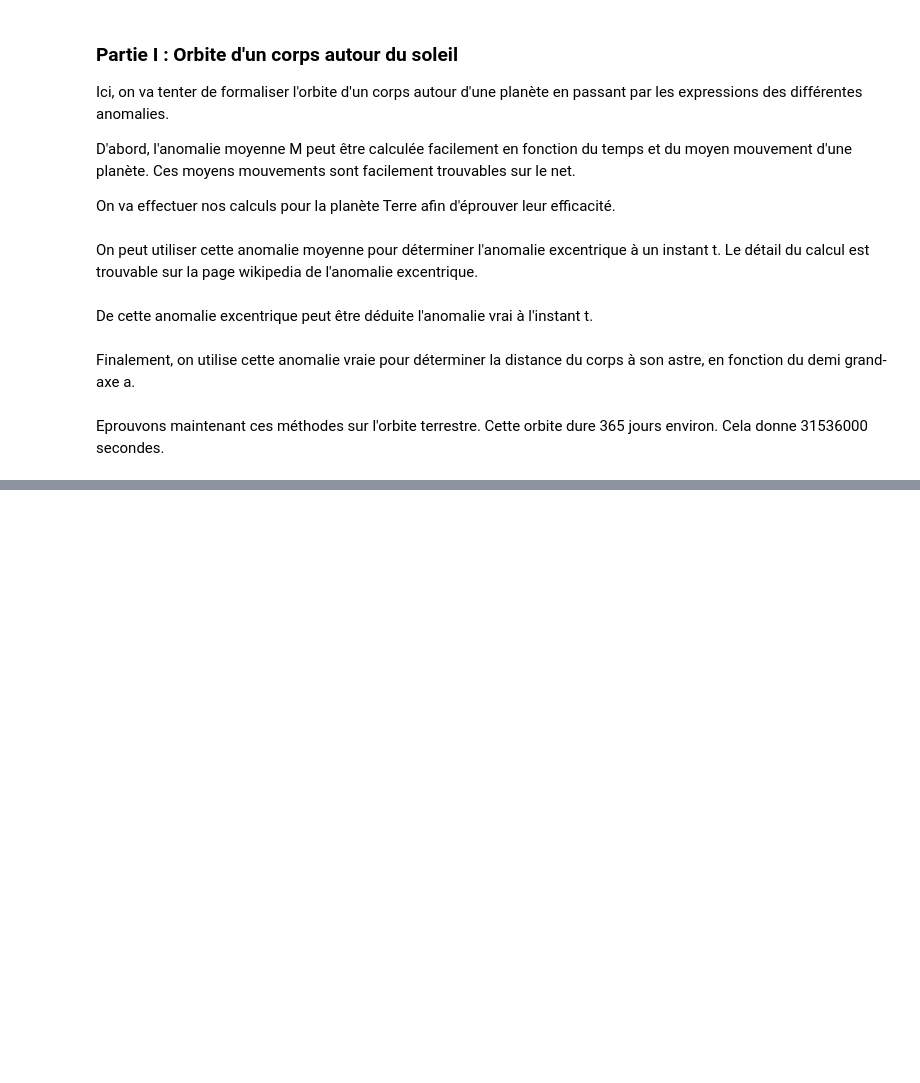
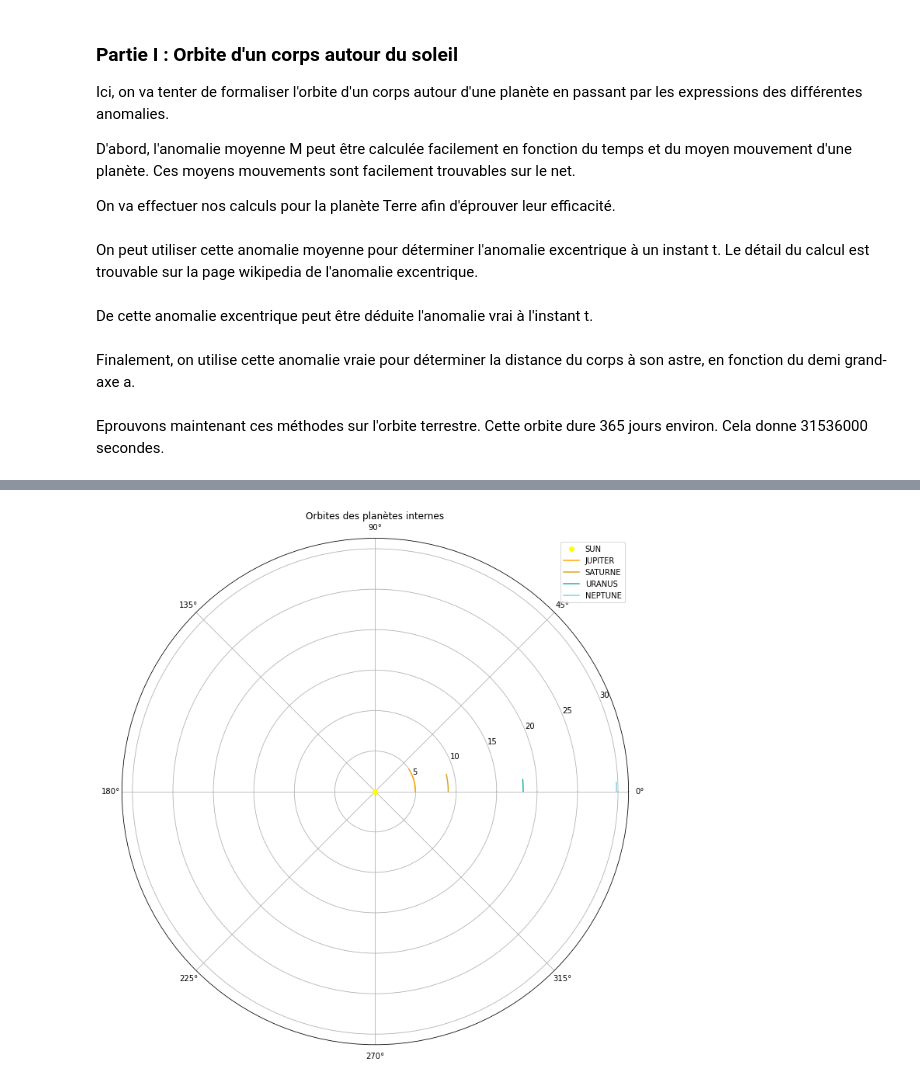
Before and after one commit to ZircZag/planetarium, a Jupyter notebook: Planetarium.ipynb, the cells around one changed output, grey strips where cells are left out. Saved outputs shown, nothing was run; the diff lists cells and outputs as text; code cells hidden in the pictures; blank space fills up the shorter version.

```diff
--- a/Planetarium.ipynb
+++ b/Planetarium.ipynb
@@ -60,0 +113,22 @@ ax.plot(Vl,Rl)
+# %%
+fig = plt.figure(figsize=(12, 12))
+ax = fig.add_subplot(111, projection='polar')
+
+#Le soleil
+ax.plot(0,0,'ro',c='yellow',label='SUN')
+
+#Les planètes extérieures
+ax.plot(V_list[4],R_list[4], c='orange', label='JUPITER')
+ax.plot(V_list[5],R_list[5], c='goldenrod', label='SATURNE')
+ax.plot(V_list[6],R_list[6], c='lightseagreen', label='URANUS')
+ax.plot(V_list[7],R_list[7], c='skyblue', label='NEPTUNE')
+
+plt.title("Orbites des planètes internes")
+
+legend = plt.legend(loc = 'best')
+
+plt.show()
+
+#Je ne comprends pas pourquoi le plot ne fait pas 180°
+# %% [output]
+[figure, added]
```
Also changed, not shown: parts of 5 cells of this notebook, 1 other file.
